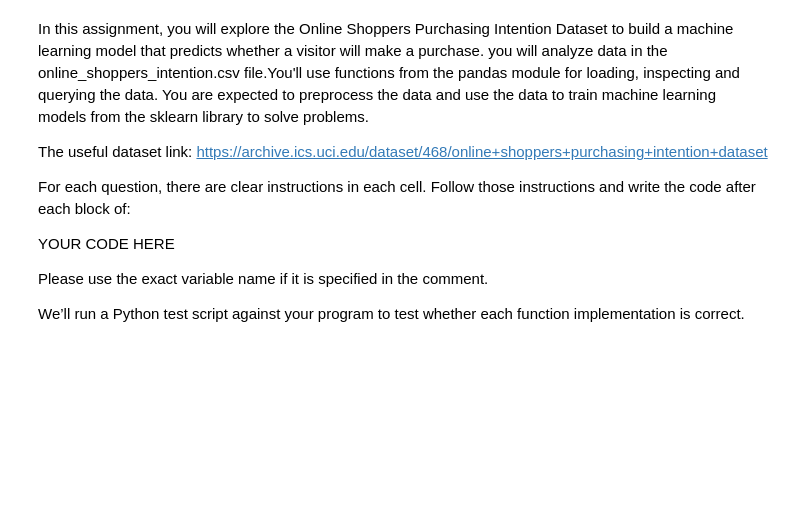
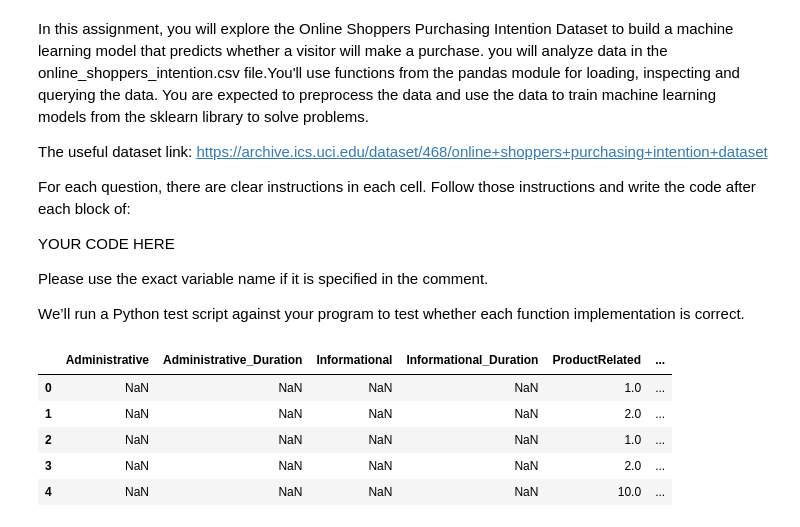
Before and after one commit to dennislamcv1/UPennData, a Jupyter notebook: Intro to Predictive Analytics Using Python/Practice_Assignment_02.ipynb, the cells around one changed output. Cells and saved outputs as stored; diff of their text form; code cells hidden in the pictures; blank space fills up the shorter version.

```diff
--- a/Intro to Predictive Analytics Using Python/Practice_Assignment_02.ipynb
+++ b/Intro to Predictive Analytics Using Python/Practice_Assignment_02.ipynb
@@ -28,22 +28,40 @@ sol = imp.load_compiled("sol", "./.sol.py")
 # %%
 """
 Part 01: Setup and Data Loading
 
 1. Import the pandas library.
 
 2. Use pandas to read the dataset from the .csv file and save it to "shoppers_df".
 
 3. In certain datasets, a value of 0 (zero) can indicate missing information that was not recorded.
    In the case of our dataset, assume that 0's represent missing data for the following analysis.
 
    Replace all 0 or 0.0 values in the DataFrame with NaN using replace().
    Hint: Make sure to set inplace to True.
 
 3. Display the first 5 rows of the DataFrame "shoppers_df".
 
 """
 
-# YOUR CODE HERE
+# 📦 Step 1: Import the pandas library
+import pandas as pd
+
+# 📥 Step 2: Load the dataset
+shoppers_df = pd.read_csv("online_shoppers_intention.csv")
+
+# 🔁 Step 3: Replace all 0 and 0.0 values with NaN
+shoppers_df.replace(to_replace=0, value=np.nan, inplace=True)
+shoppers_df.replace(to_replace=0.0, value=np.nan, inplace=True)
+
+# 👀 Step 4: Display the first 5 rows
+shoppers_df.head()
+# %% [output]
+|  | Administrative | Administrative_Duration | Informational | Informational_Duration | ProductRelated | ... |
+| 0 | NaN | NaN | NaN | NaN | 1.0 | ... |
+| 1 | NaN | NaN | NaN | NaN | 2.0 | ... |
+| 2 | NaN | NaN | NaN | NaN | 1.0 | ... |
+| 3 | NaN | NaN | NaN | NaN | 2.0 | ... |
+| 4 | NaN | NaN | NaN | NaN | 10.0 | ... |
 # %%
 ##########################
 ### TEST YOUR SOLUTION ###
```
Also changed, not shown: parts of 2 cells of this notebook, 10 other files.
